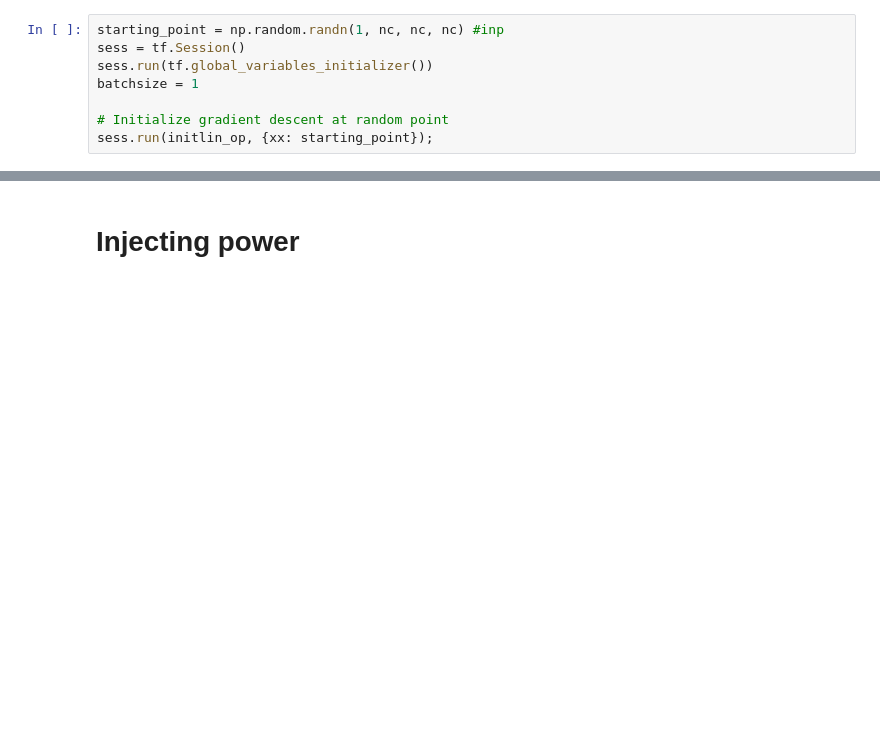
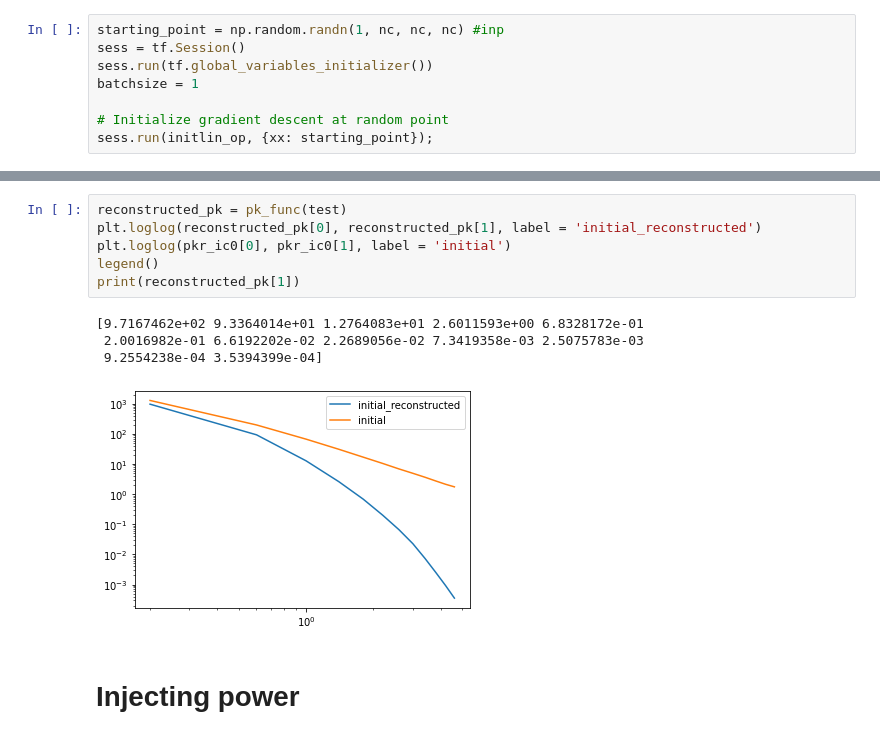
Before and after one commit to bhorowitz/tardis_ps, a Jupyter notebook: nb/cleaned_PS_2.ipynb, the cells around one changed output, grey strips where cells are left out. Saved outputs shown, nothing was run; the diff lists cells and outputs as text; blank space fills up the shorter version.

```diff
--- a/nb/cleaned_PS_2.ipynb
+++ b/nb/cleaned_PS_2.ipynb
@@ -523,3 +563,14 @@ ValueError: Fetch argument <tf.Tensor 'CiCPaint/add_1:0' shape=(1, 64, 64, 64) d
+# %%
+reconstructed_pk = pk_func(test)
+plt.loglog(reconstructed_pk[0], reconstructed_pk[1], label = 'initial_reconstructed')
+plt.loglog(pkr_ic0[0], pkr_ic0[1], label = 'initial')
+legend()
+print(reconstructed_pk[1])
+# %% [output]
+[9.7167462e+02 9.3364014e+01 1.2764083e+01 2.6011593e+00 6.8328172e-01
+ 2.0016982e-01 6.6192202e-02 2.2689056e-02 7.3419358e-03 2.5075783e-03
+ 9.2554238e-04 3.5394399e-04]
+[figure, added]
 # %% [markdown]
 # Injecting power
 # %%
```
Also changed, not shown: parts of 15 cells of this notebook.
